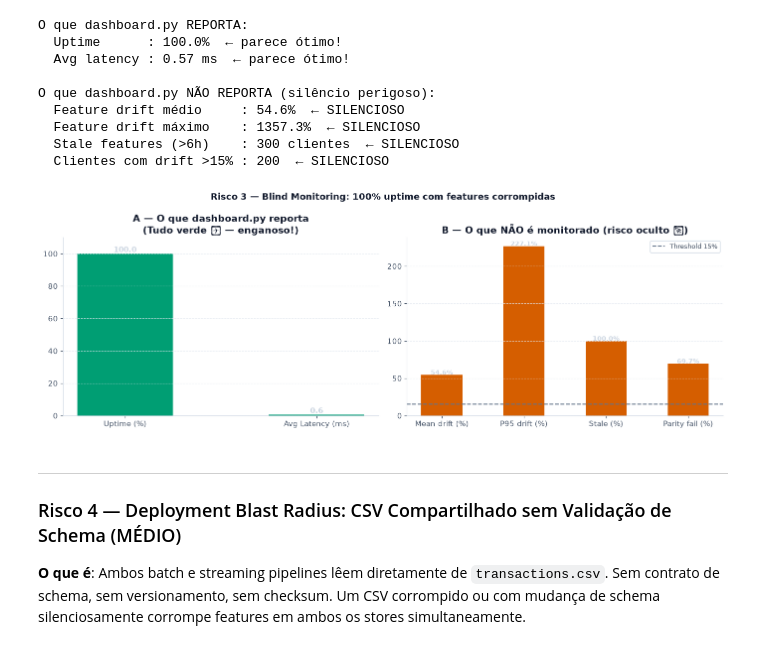
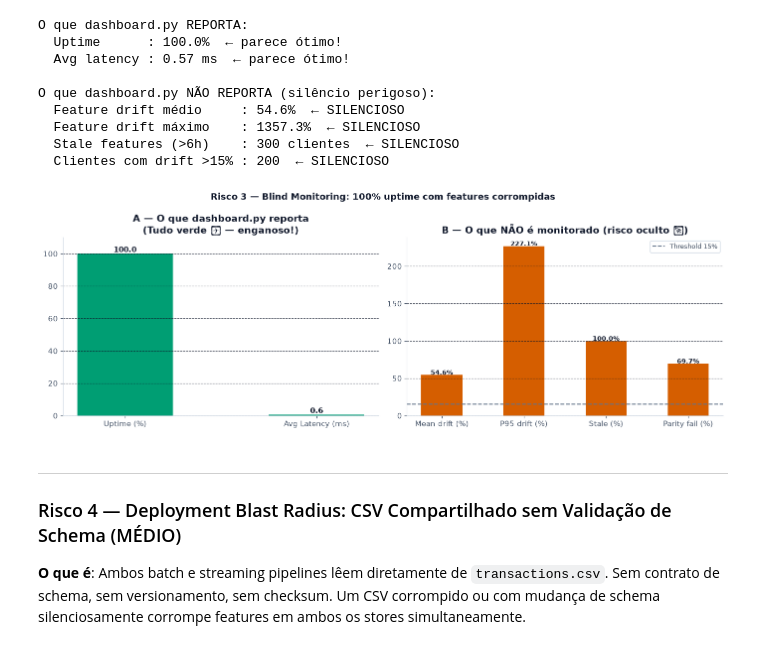
Before and after one commit to Cristiano2132/nubank-model-risk-business-case, a Jupyter notebook: business_case_answers.ipynb, the cells around one changed output. Cells and saved outputs as stored; diff of their text form; code cells hidden in the pictures.

```diff
--- a/business_case_answers.ipynb
+++ b/business_case_answers.ipynb
@@ -63,7 +63,7 @@ def style_chart(ax):
     ax.spines['right'].set_visible(False)
     ax.spines['left'].set_color('#cbd5e1')
     ax.spines['bottom'].set_color('#cbd5e1')
-    ax.grid(axis='y', linestyle='--', alpha=0.7, color='#e2e8f0')
+    ax.grid(axis='y', linestyle='--', alpha=0.7, color='#0f172a')
     ax.tick_params(colors='#475569')
 
 COL_OFFLINE = '#0072B2' # Blue
@@ -332,36 +332,36 @@ O que dashboard.py NÃO REPORTA (silêncio perigoso):
 fig, axes = plt.subplots(1, 2, figsize=(14, 5))
 fig.suptitle('Risco 3 — Blind Monitoring: 100% uptime com features corrompidas',
              fontsize=13, color='#0f172a', fontweight='bold')
 
 ax = axes[0]
 ax.bar(['Uptime (%)', 'Avg Latency (ms)'],
        [uptime_pct, avg_latency],
        color=COL_LO, edgecolor='none', width=0.5)
 ax.set_ylim(0, 110)
 ax.set_title('A — O que dashboard.py reporta\n(Tudo verde ✅ — enganoso!)'); style_chart(ax)
 for bar in ax.patches:
     ax.text(bar.get_x()+bar.get_width()/2, bar.get_height()+1,
-            f'{bar.get_height():.1f}', ha='center', color='#cbd5e1', fontweight='bold')
+            f'{bar.get_height():.1f}', ha='center', color='#0f172a', fontweight='bold')
 
 ax = axes[1]
 n_total = len(df_merged)
 missing = {
     'Mean drift (%)':   mean_drift,
     'P95 drift (%)':    df_merged['abs_delta'].quantile(0.95),
     'Stale (%)':        df_online_s['is_stale'].mean() * 100,
     'Parity fail (%)':  n_drift_fail / n_total * 100,
 }
 cols_m = [COL_HI if v > 15 else COL_MED for v in missing.values()]
 bars = ax.bar(list(missing.keys()), list(missing.values()), color=cols_m, edgecolor='none', width=0.5)
 ax.axhline(15, color='#64748b', lw=1.5, linestyle='--', label='Threshold 15%')
 ax.set_title('B — O que NÃO é monitorado (risco oculto 🚨)'); ax.legend(fontsize=9); style_chart(ax)
 for bar in bars:
     ax.text(bar.get_x() + bar.get_width()/2, bar.get_height() + 0.3, f'{bar.get_height():.1f}%',
-            ha='center', color='#cbd5e1', fontweight='bold', fontsize=9)
+            ha='center', color='#0f172a', fontweight='bold', fontsize=9)
 fig.tight_layout()
 plt.show()
 # %% [output]
-[figure, old version]
+[figure, new version]
 # %% [markdown]
 ---
 ### Risco 4 — Deployment Blast Radius: CSV Compartilhado sem Validação de Schema (MÉDIO)
```
Also changed, not shown: parts of 8 cells of this notebook.
